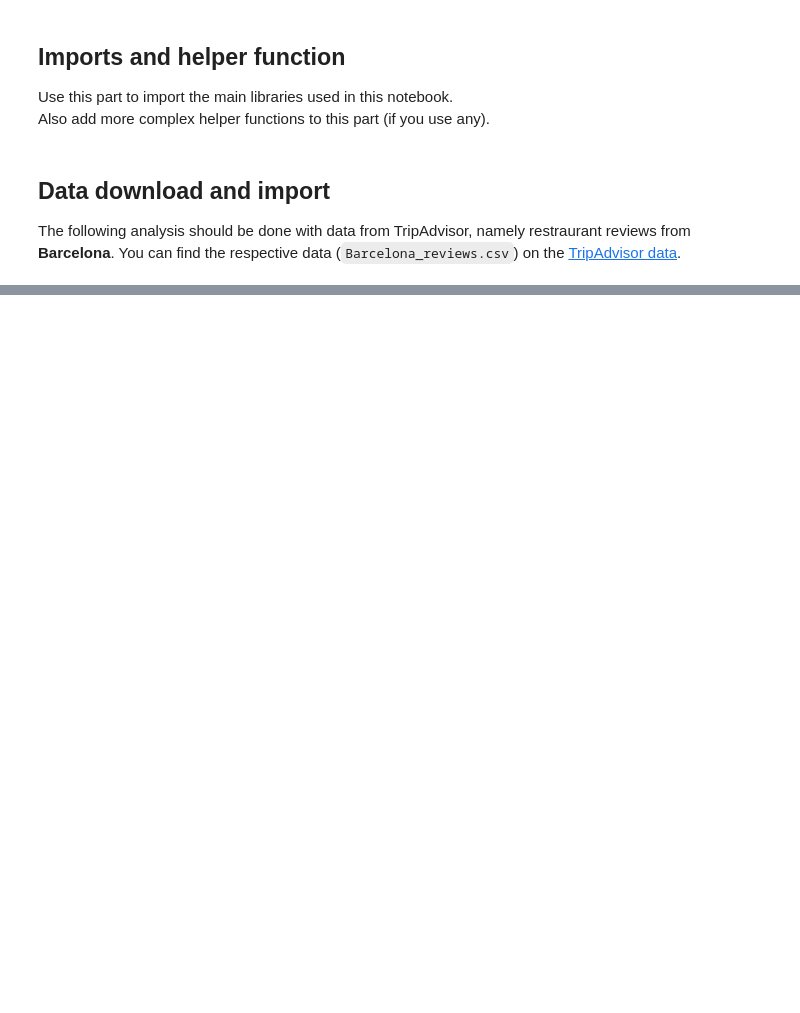
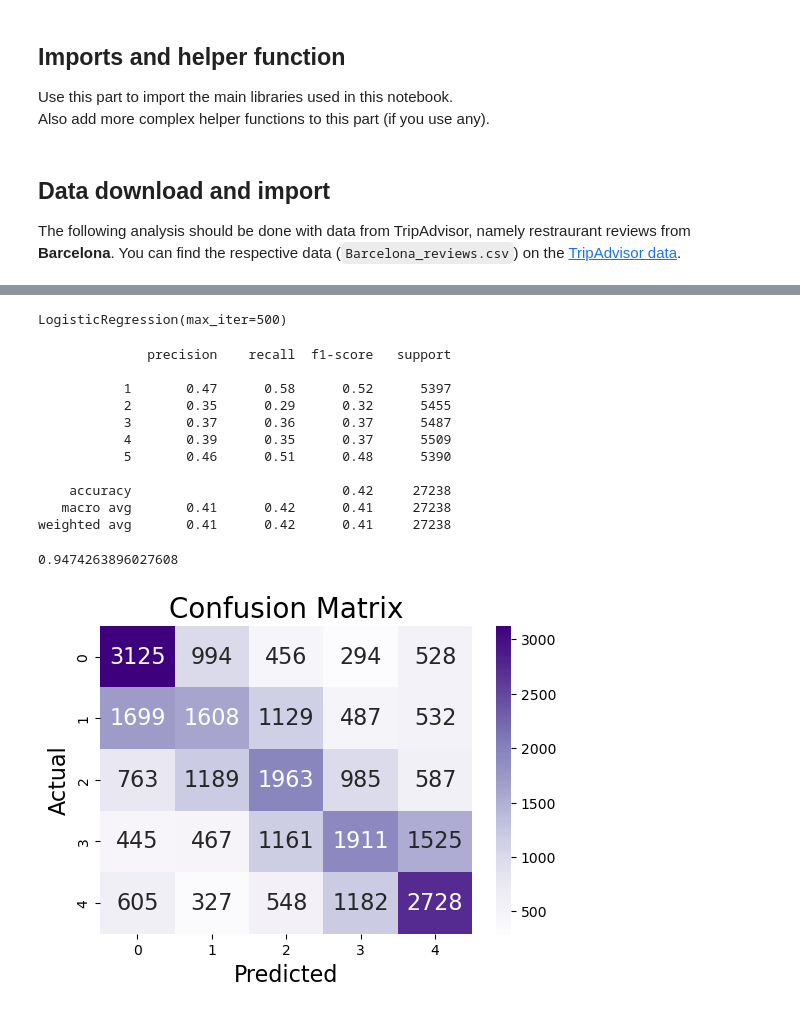
Before and after one commit to SanderTeb/DataScience, a Jupyter notebook: data_science_MMI_portfolio_03_sentiment_analysis_template.ipynb, the cells around one changed output, grey strips where cells are left out. Drawn from its saved outputs; the diff is of its cells as text; code cells hidden in the pictures; blank space fills up the shorter version.

```diff
--- a/data_science_MMI_portfolio_03_sentiment_analysis_template.ipynb
+++ b/data_science_MMI_portfolio_03_sentiment_analysis_template.ipynb
@@ -88,0 +319,39 @@ data.rating_review = data.rating_review.astype(int)
+# %%
+nlp = spacy.load("en_core_web_sm")
+# %%
+X_train_vectors = []
+for review in X_train:
+    doc = nlp(review)
+    X_train_vectors.append(doc.vector)
+
+X_test_vectors = []
+for review in X_test:
+    doc = nlp(review)
+    X_test_vectors.append(doc.vector)
+# %%
+model_spacy = LogisticRegression(max_iter=500)
+model_spacy.fit(X_train_vectors,y_train)
+# %% [output]
+LogisticRegression(max_iter=500)
+# %%
+prediction = model_spacy.predict(X_test_vectors)
+
+print(classification_report(y_test, prediction))
+
+conf_matrix = confusion_matrix(y_test, prediction)
+plot_confusion_matrix(conf_matrix)
+mean_absolute_error(y_test,prediction)
+# %% [output]
+              precision    recall  f1-score   support
+
+           1       0.47      0.58      0.52      5397
+           2       0.35      0.29      0.32      5455
+           3       0.37      0.36      0.37      5487
+           4       0.39      0.35      0.37      5509
+           5       0.46      0.51      0.48      5390
+
+    accuracy                           0.42     27238
+   macro avg       0.41      0.42      0.41     27238
+weighted avg       0.41      0.42      0.41     27238
+0.9474263896027608
+[figure, added]
```
Also changed, not shown: parts of 38 cells of this notebook.
